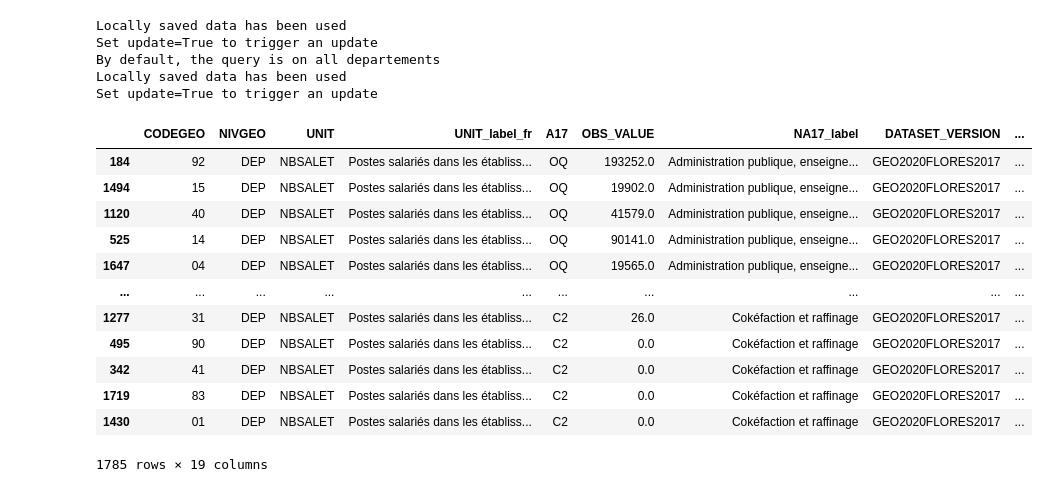
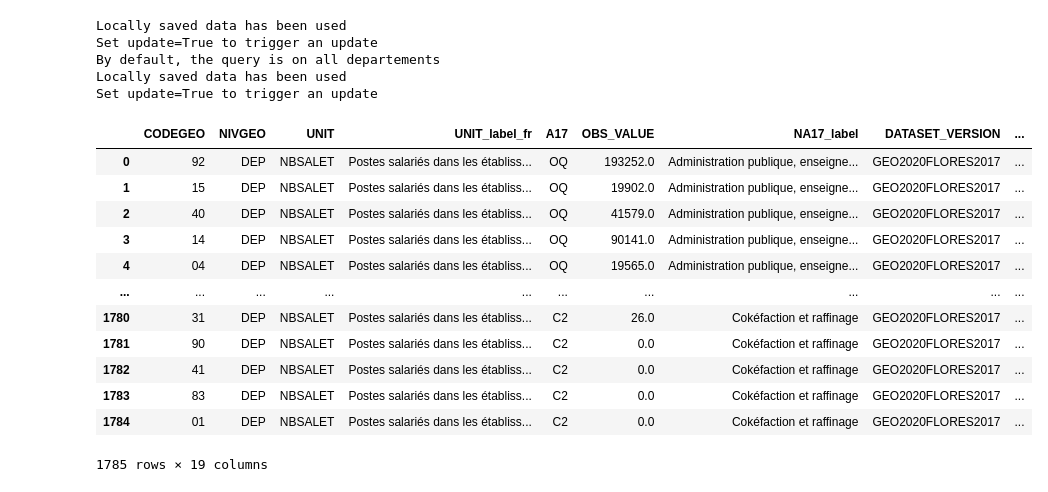
Before and after one commit to tfardet/pynsee, a Jupyter notebook: docs/examples/example_empl_sector_dep.ipynb, the cells around one changed output. Drawn from its saved outputs; the diff is of its cells as text; code cells hidden in the pictures.

```diff
--- a/docs/examples/example_empl_sector_dep.ipynb
+++ b/docs/examples/example_empl_sector_dep.ipynb
@@ -27,11 +31,13 @@ Have a look at api.insee.fr !!!
 # %%
 # get departement map
 dep = get_geodata('ADMINEXPRESS-COG-CARTO.LATEST:departement')
-dep = dep.translate()
-dep = dep.zoom()
+
+dep = dep.translate(departement=['971', '972', '974', '973', '976'],
+                   factors=[1.5, 1.5, 1.5, 0.3, 1.5])
+dep = dep.zoom(factor = 3.5 , angle = math.pi * (1 - 3 * 1/9))
+
 dep = dep[["insee_dep", "geometry"]]
-# remove overseas departments
-# dep = dep[~dep['insee_dep'].isin(['971', '972', '973', '974', '976'])]
+
 dep = dep.rename(columns={'insee_dep': 'CODEGEO'})
 dep
 # %% [output]
@@ -97,25 +97,25 @@ list_dep = datamap["CODEGEO"].unique()
 # %%
 # make color palette
 colors = sns.color_palette("Set1") + sns.color_palette("Set2")
 
 # order activity sectors according to average share
 emplTot = datamap[["employment_share", "TITLE_A17_EN"]].groupby(datamap['TITLE_A17_EN']).mean()
 emplTot = emplTot.sort_values(by=["employment_share"],  ascending=False)
 
 datamap["TITLE_A17_EN"] = datamap["TITLE_A17_EN"].astype(CategoricalDtype(categories=emplTot.index, ordered=True))
-datamap = datamap.sort_values(["TITLE_A17_EN"])
+datamap = datamap.sort_values(["TITLE_A17_EN"]).reset_index(drop=True)
 datamap
 # %% [output]
 |  | CODEGEO | NIVGEO | UNIT | UNIT_label_fr | A17 | OBS_VALUE | NA17_label | DATASET_VERSION | ... |
-| 184 | 92 | DEP | NBSALET | Postes salariés dans les établiss... | OQ | 193252.0 | Administration publique, enseigne... | GEO2020FLORES2017 | ... |
-| 1494 | 15 | DEP | NBSALET | Postes salariés dans les établiss... | OQ | 19902.0 | Administration publique, enseigne... | GEO2020FLORES2017 | ... |
-| 1120 | 40 | DEP | NBSALET | Postes salariés dans les établiss... | OQ | 41579.0 | Administration publique, enseigne... | GEO2020FLORES2017 | ... |
-| 525 | 14 | DEP | NBSALET | Postes salariés dans les établiss... | OQ | 90141.0 | Administration publique, enseigne... | GEO2020FLORES2017 | ... |
-| 1647 | 04 | DEP | NBSALET | Postes salariés dans les établiss... | OQ | 19565.0 | Administration publique, enseigne... | GEO2020FLORES2017 | ... |
+| 0 | 92 | DEP | NBSALET | Postes salariés dans les établiss... | OQ | 193252.0 | Administration publique, enseigne... | GEO2020FLORES2017 | ... |
+| 1 | 15 | DEP | NBSALET | Postes salariés dans les établiss... | OQ | 19902.0 | Administration publique, enseigne... | GEO2020FLORES2017 | ... |
+| 2 | 40 | DEP | NBSALET | Postes salariés dans les établiss... | OQ | 41579.0 | Administration publique, enseigne... | GEO2020FLORES2017 | ... |
+| 3 | 14 | DEP | NBSALET | Postes salariés dans les établiss... | OQ | 90141.0 | Administration publique, enseigne... | GEO2020FLORES2017 | ... |
+| 4 | 04 | DEP | NBSALET | Postes salariés dans les établiss... | OQ | 19565.0 | Administration publique, enseigne... | GEO2020FLORES2017 | ... |
 | ... | ... | ... | ... | ... | ... | ... | ... | ... | ... |
-| 1277 | 31 | DEP | NBSALET | Postes salariés dans les établiss... | C2 | 26.0 | Cokéfaction et raffinage | GEO2020FLORES2017 | ... |
-| 495 | 90 | DEP | NBSALET | Postes salariés dans les établiss... | C2 | 0.0 | Cokéfaction et raffinage | GEO2020FLORES2017 | ... |
-| 342 | 41 | DEP | NBSALET | Postes salariés dans les établiss... | C2 | 0.0 | Cokéfaction et raffinage | GEO2020FLORES2017 | ... |
-| 1719 | 83 | DEP | NBSALET | Postes salariés dans les établiss... | C2 | 0.0 | Cokéfaction et raffinage | GEO2020FLORES2017 | ... |
-| 1430 | 01 | DEP | NBSALET | Postes salariés dans les établiss... | C2 | 0.0 | Cokéfaction et raffinage | GEO2020FLORES2017 | ... |
+| 1780 | 31 | DEP | NBSALET | Postes salariés dans les établiss... | C2 | 26.0 | Cokéfaction et raffinage | GEO2020FLORES2017 | ... |
+| 1781 | 90 | DEP | NBSALET | Postes salariés dans les établiss... | C2 | 0.0 | Cokéfaction et raffinage | GEO2020FLORES2017 | ... |
+| 1782 | 41 | DEP | NBSALET | Postes salariés dans les établiss... | C2 | 0.0 | Cokéfaction et raffinage | GEO2020FLORES2017 | ... |
+| 1783 | 83 | DEP | NBSALET | Postes salariés dans les établiss... | C2 | 0.0 | Cokéfaction et raffinage | GEO2020FLORES2017 | ... |
+| 1784 | 01 | DEP | NBSALET | Postes salariés dans les établiss... | C2 | 0.0 | Cokéfaction et raffinage | GEO2020FLORES2017 | ... |
 1785 rows × 19 columns
```
Also changed, not shown: parts of 5 cells of this notebook.
